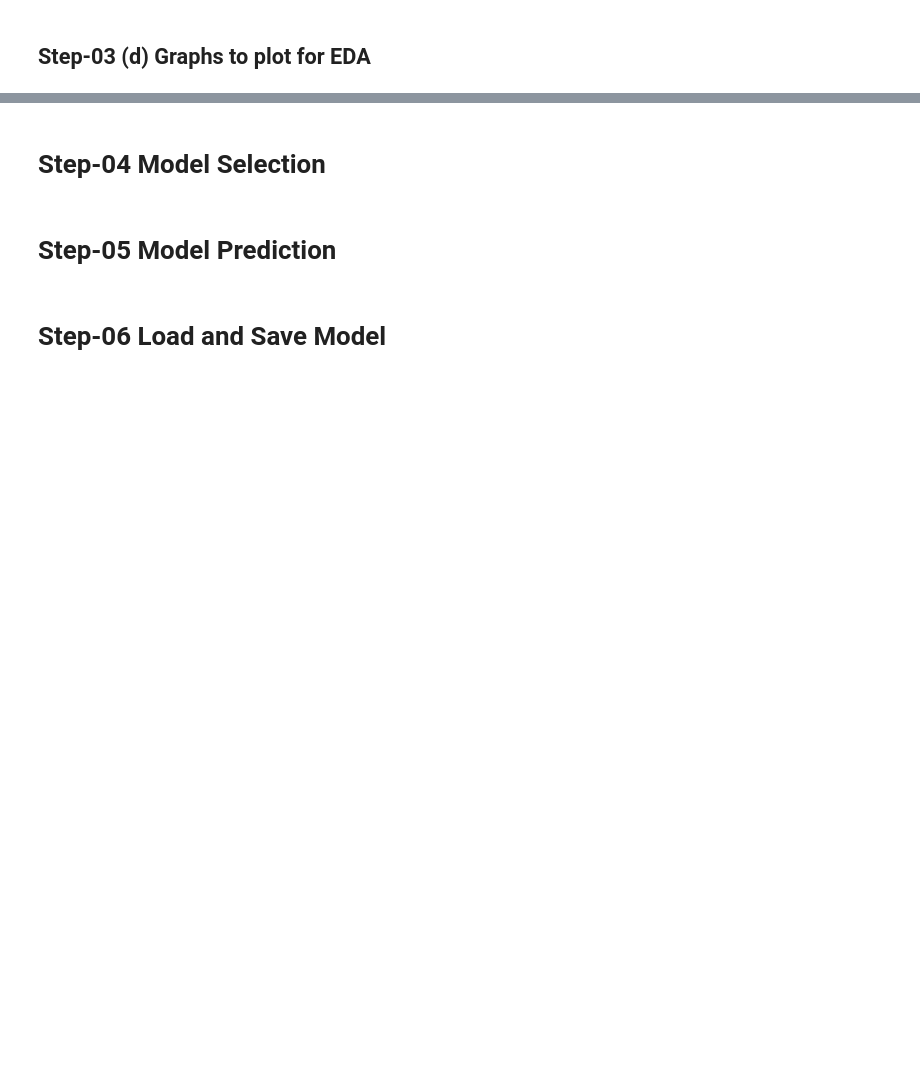
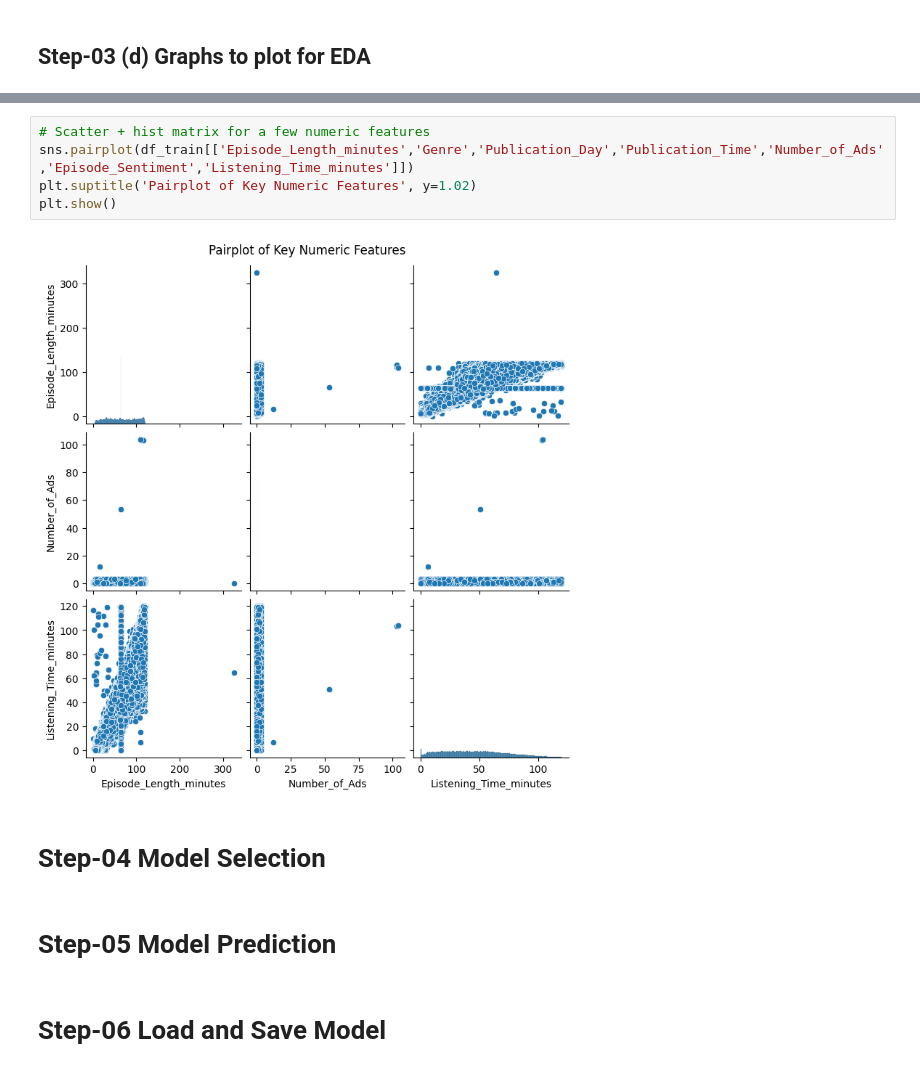
Before and after one commit to sobiahashmi/Predict-Podcast-Listening-Time, a Jupyter notebook: predict_listening_time.ipynb, the cells around one changed output, grey strips where cells are left out. Cells and saved outputs as stored; diff of their text form; blank space fills up the shorter version.

```diff
--- a/predict_listening_time.ipynb
+++ b/predict_listening_time.ipynb
@@ -421,3 +453,10 @@ df_test.head()
+# %%
+# Scatter + hist matrix for a few numeric features
+sns.pairplot(df_train[['Episode_Length_minutes','Genre','Publication_Day','Publication_Time','Number_of_Ads','Episode_Sentiment','Listening_Time_minutes']])
+plt.suptitle('Pairplot of Key Numeric Features', y=1.02)
+plt.show()
+# %% [output]
+[figure, added]
 # %% [markdown]
 # Step-04 Model Selection
 # %% [markdown]
```
Also changed, not shown: parts of 15 cells of this notebook, 4 other files.
